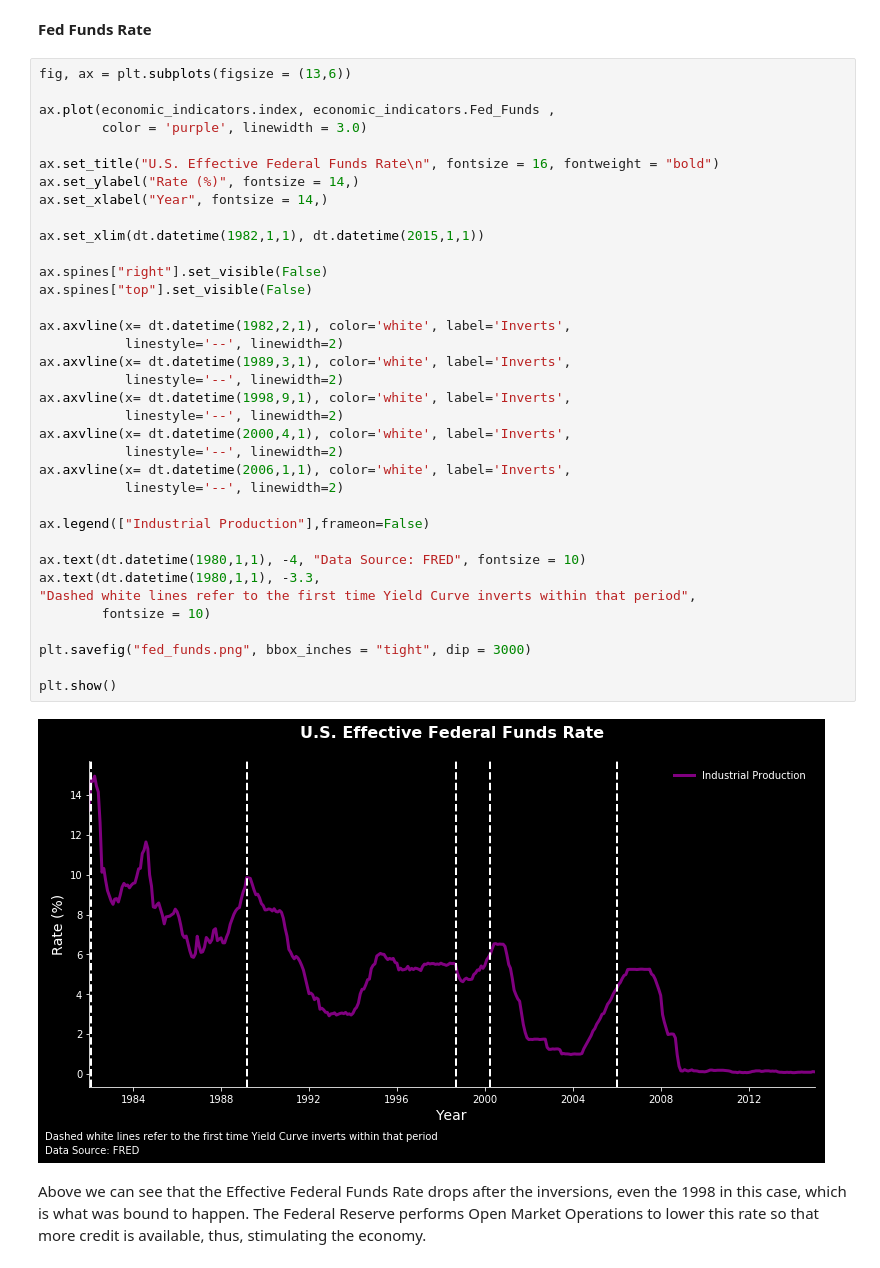
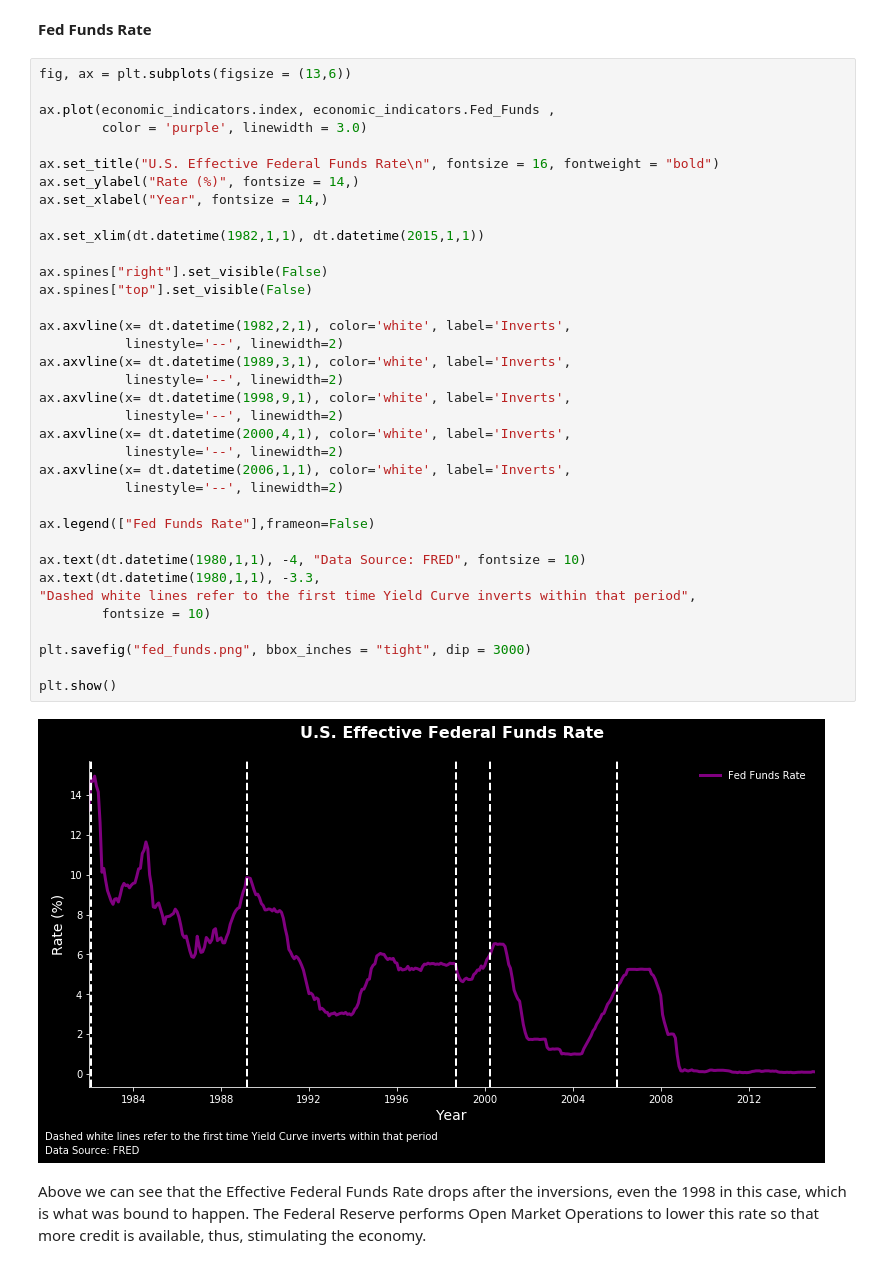
Before and after one commit to juanjavier97/data_bootcamp_final_project, a Jupyter notebook: javier_final_project.ipynb, the cells around one changed output. Drawn from its saved outputs; the diff is of its cells as text.

```diff
--- a/javier_final_project.ipynb
+++ b/javier_final_project.ipynb
@@ -424,35 +424,35 @@ ax.plot(economic_indicators.index, economic_indicators.Fed_Funds ,
 ax.set_title("U.S. Effective Federal Funds Rate\n", fontsize = 16, fontweight = "bold")
 ax.set_ylabel("Rate (%)", fontsize = 14,)
 ax.set_xlabel("Year", fontsize = 14,)
 
 ax.set_xlim(dt.datetime(1982,1,1), dt.datetime(2015,1,1))
 
 ax.spines["right"].set_visible(False)
 ax.spines["top"].set_visible(False)
 
 ax.axvline(x= dt.datetime(1982,2,1), color='white', label='Inverts',
            linestyle='--', linewidth=2)
 ax.axvline(x= dt.datetime(1989,3,1), color='white', label='Inverts',
            linestyle='--', linewidth=2)
 ax.axvline(x= dt.datetime(1998,9,1), color='white', label='Inverts',
            linestyle='--', linewidth=2)
 ax.axvline(x= dt.datetime(2000,4,1), color='white', label='Inverts',
            linestyle='--', linewidth=2)
 ax.axvline(x= dt.datetime(2006,1,1), color='white', label='Inverts',
            linestyle='--', linewidth=2)
 
-ax.legend(["Industrial Production"],frameon=False)
+ax.legend(["Fed Funds Rate"],frameon=False)
 
 ax.text(dt.datetime(1980,1,1), -4, "Data Source: FRED", fontsize = 10)
 ax.text(dt.datetime(1980,1,1), -3.3,
 "Dashed white lines refer to the first time Yield Curve inverts within that period",
         fontsize = 10)
 
 plt.savefig("fed_funds.png", bbox_inches = "tight", dip = 3000)
 
 plt.show()
 # %% [output]
-[figure, old version]
+[figure, new version]
 # %% [markdown]
 Above we can see that the Effective Federal Funds Rate drops after the inversions, even the 1998 in this case, which is what was bound to happen. The Federal Reserve performs Open Market Operations to lower this rate so that more credit is available, thus, stimulating the economy.
 # %% [markdown]
```
Also changed, not shown: 1 other file.
